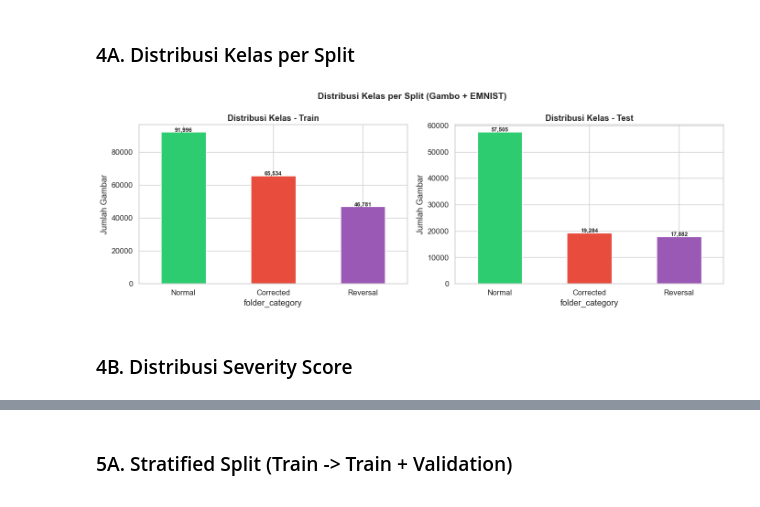
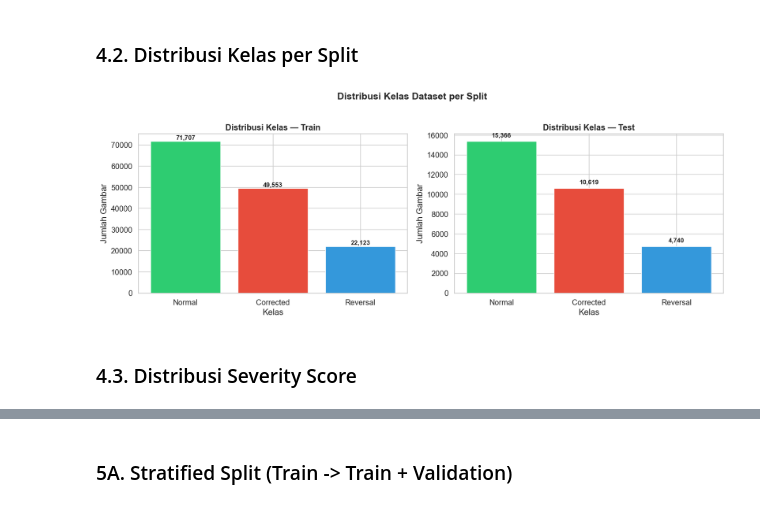
Before and after one commit to DyslexiaLens/DyslexiaLens_DS, a Jupyter notebook: notebooks/Dyslexia_EMNIST.ipynb, the cells around one changed output, grey strips where cells are left out. Saved outputs shown, nothing was run; the diff lists cells and outputs as text; code cells hidden in the pictures.

```diff
--- a/notebooks/Dyslexia_EMNIST.ipynb
+++ b/notebooks/Dyslexia_EMNIST.ipynb
@@ -28,4 +176,6 @@ Membangun `master_dataset_emnist.csv` dari struktur folder `Gambo_EMNIST`.
 # %%
+CSV_OUTPUT = 'master_dataset_emnist.csv'
+
 rows = []
 for split in ['Train', 'Test']:
     for category in ['Normal', 'Corrected', 'Reversal']:
@@ -35,7 +185,7 @@ for split in ['Train', 'Test']:
         for fname in os.listdir(folder):
             if not fname.endswith('.png'):
                 continue
-            img_path = os.path.join('Dataset', 'Gambo_EMNIST', split, category, fname)
+            img_path = os.path.join('Dataset', 'Gambo_hapusPutih_EMNIST', split, category, fname)
             target = 0 if category == 'Normal' else 1
             # Severity from filename prefix
             prefix = fname.split('_')[0] if '_' in fname else fname.split('-')[0]
@@ -85,29 +399,26 @@ Name: count, dtype: int64
 # %% [markdown]
-### 4A. Distribusi Kelas per Split
+### 4.2. Distribusi Kelas per Split
 # %%
 fig, axes = plt.subplots(1, 2, figsize=(14, 5))
 
-for idx, split in enumerate(['Train', 'Test']):
-    subset = df[df['split'] == split]
-    counts = subset['folder_category'].value_counts()
-    colors = {'Normal':'#2ecc71','Corrected':'#e74c3c','Reversal':'#9b59b6'}
-    bars = counts.plot(kind='bar', ax=axes[idx],
-                       color=[colors.get(c,'#95a5a6') for c in counts.index])
-    axes[idx].set_title(f'Distribusi Kelas - {split}', fontweight='bold')
-    axes[idx].set_ylabel('Jumlah Gambar')
-    axes[idx].tick_params(axis='x', rotation=0)
-    for bar in bars.patches:
-        axes[idx].text(bar.get_x()+bar.get_width()/2, bar.get_height()+200,
-                       f'{int(bar.get_height()):,}', ha='center', fontweight='bold', fontsize=9)
+for i, split in enumerate(['Train', 'Test']):
+    data = df[df['split'] == split]['folder_category'].value_counts()
+    colors = ['#2ecc71', '#e74c3c', '#3498db']
+    bars = axes[i].bar(data.index, data.values, color=colors, edgecolor='white', linewidth=0.8)
+    axes[i].set_title(f'Distribusi Kelas — {split}', fontweight='bold', fontsize=13)
+    axes[i].set_ylabel('Jumlah Gambar')
+    axes[i].set_xlabel('Kelas')
+    for bar in bars:
+        axes[i].text(bar.get_x() + bar.get_width()/2, bar.get_height() + 300,
+                     f'{int(bar.get_height()):,}', ha='center', va='bottom', fontsize=10, fontweight='bold')
 
-plt.suptitle('Distribusi Kelas per Split (Gambo + EMNIST)', fontsize=14, fontweight='bold')
+plt.suptitle('Distribusi Kelas Dataset per Split', fontsize=15, fontweight='bold', y=1.02)
 plt.tight_layout()
-plt.savefig('../assets/class_distribution_emnist.png', dpi=150, bbox_inches='tight')
 plt.show()
 # %% [output]
-[figure, old version]
+[figure, new version]
 # %% [markdown]
-### 4B. Distribusi Severity Score
+### 4.3. Distribusi Severity Score
 # %%
 fig, ax = plt.subplots(figsize=(10, 5))
 sev = df['severity_score'].value_counts().sort_index()
```
Also changed, not shown: parts of 72 cells of this notebook, 15 other files.
